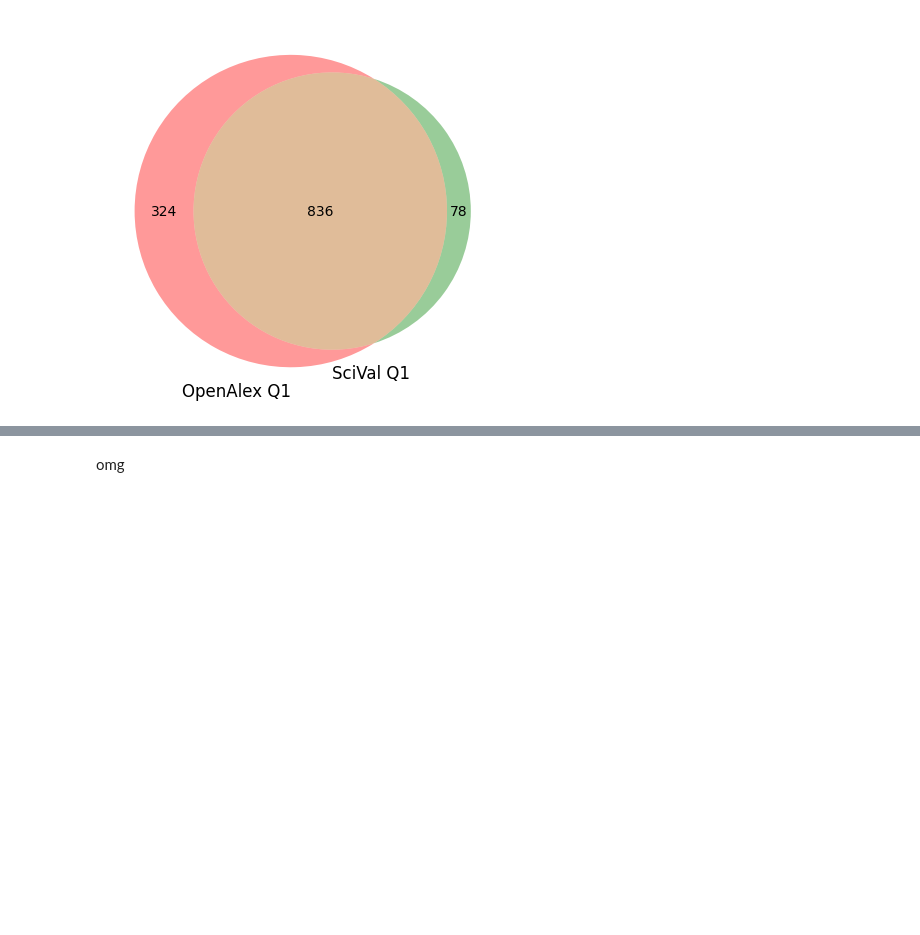
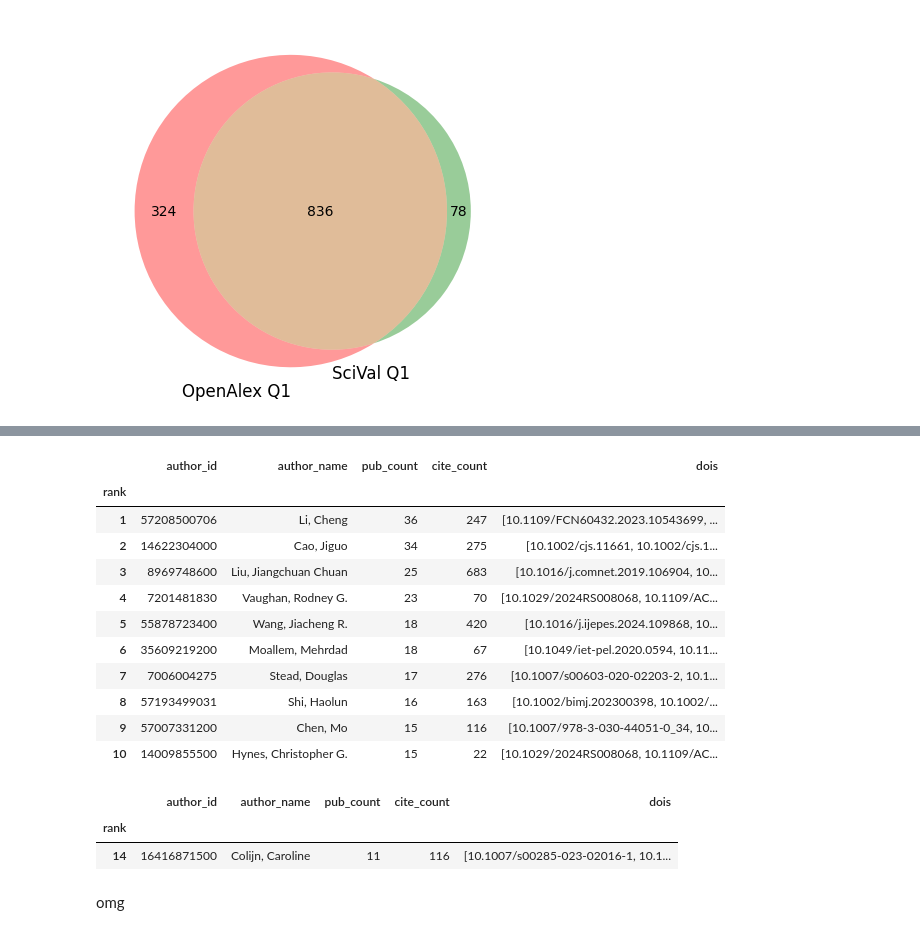
Before and after one commit to taniapoc/openalex-analysis, a Jupyter notebook: cerc_oa_works_vs_scival_query.ipynb, the cells around one changed output, grey strips where cells are left out. Drawn from its saved outputs; the diff is of its cells as text; code cells hidden in the pictures; blank space fills up the shorter version.

```diff
--- a/cerc_oa_works_vs_scival_query.ipynb
+++ b/cerc_oa_works_vs_scival_query.ipynb
@@ -110,3 +377,27 @@ q1_comp = venn2(
+# %%
+sfu_author_rankings_scopus1 = get_sfu_author_rankings_scopus(q1_sv_raw)
+sfu_author_rankings_scopus1.head(10)
+# %% [output]
+|  | author_id | author_name | pub_count | cite_count | dois |
+| rank |  |  |  |  |  |
+| 1 | 57208500706 | Li, Cheng | 36 | 247 | [10.1109/FCN60432.2023.10543699, ... |
+| 2 | 14622304000 | Cao, Jiguo | 34 | 275 | [10.1002/cjs.11661, 10.1002/cjs.1... |
+| 3 | 8969748600 | Liu, Jiangchuan Chuan | 25 | 683 | [10.1016/j.comnet.2019.106904, 10... |
+| 4 | 7201481830 | Vaughan, Rodney G. | 23 | 70 | [10.1029/2024RS008068, 10.1109/AC... |
+| 5 | 55878723400 | Wang, Jiacheng R. | 18 | 420 | [10.1016/j.ijepes.2024.109868, 10... |
+| 6 | 35609219200 | Moallem, Mehrdad | 18 | 67 | [10.1049/iet-pel.2020.0594, 10.11... |
+| 7 | 7006004275 | Stead, Douglas | 17 | 276 | [10.1007/s00603-020-02203-2, 10.1... |
+| 8 | 57193499031 | Shi, Haolun | 16 | 163 | [10.1002/bimj.202300398, 10.1002/... |
+| 9 | 57007331200 | Chen, Mo | 15 | 116 | [10.1007/978-3-030-44051-0_34, 10... |
+| 10 | 14009855500 | Hynes, Christopher G. | 15 | 22 | [10.1029/2024RS008068, 10.1109/AC... |
+# %%
+# kristen zickfeld, caroline colijn
+
+sfu_author_rankings_scopus1[sfu_author_rankings_scopus1['author_name'].str.contains('Colijn')]
+# %% [output]
+|  | author_id | author_name | pub_count | cite_count | dois |
+| rank |  |  |  |  |  |
+| 14 | 16416871500 | Colijn, Caroline | 11 | 116 | [10.1007/s00285-023-02016-1, 10.1... |
 # %% [markdown]
 omg
 # %% [markdown]
```
Also changed, not shown: parts of 14 cells of this notebook, 25 other files.
